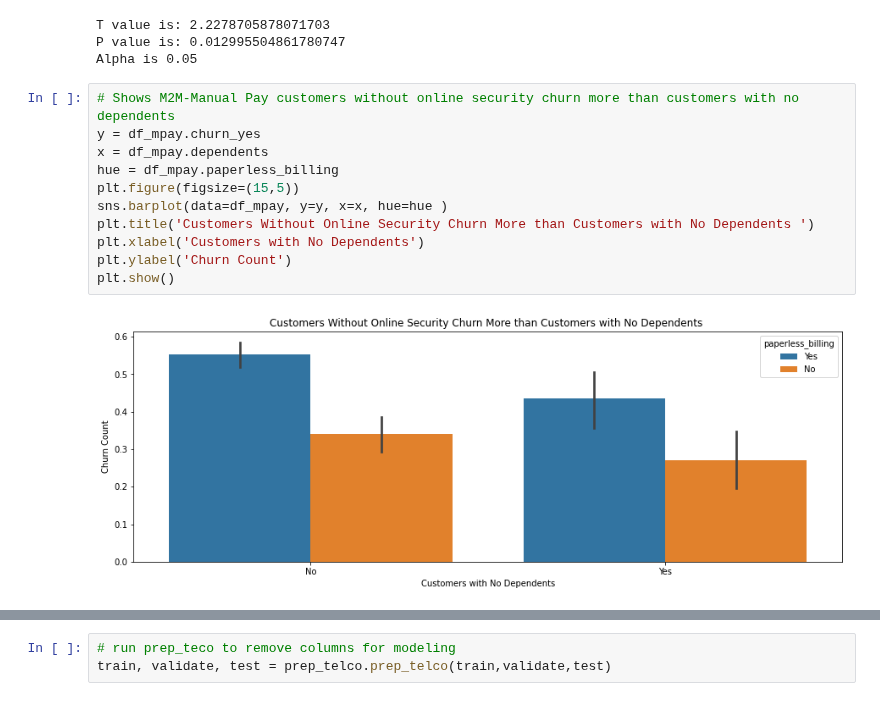
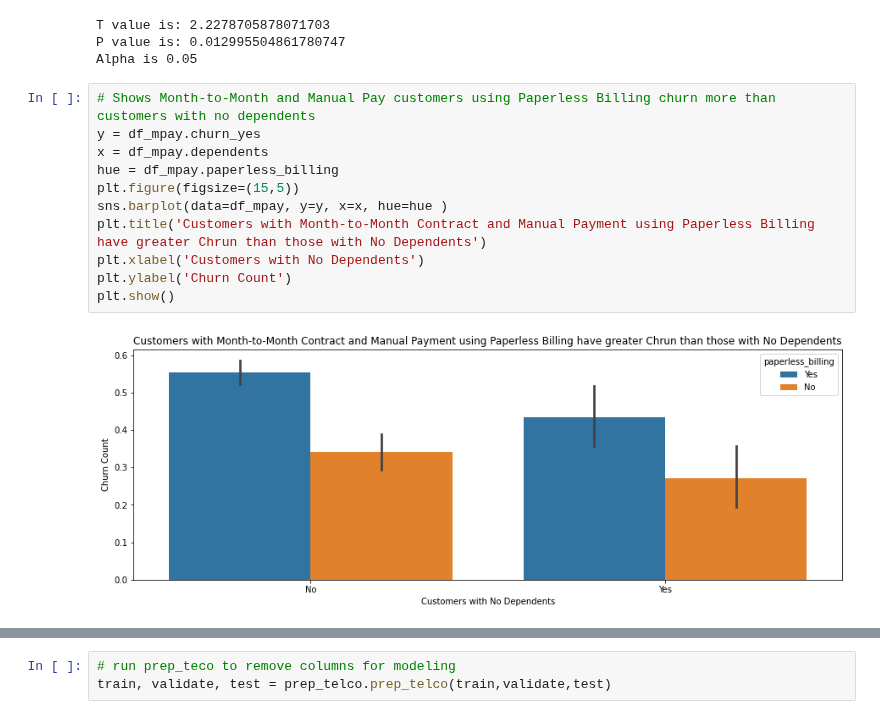
Before and after one commit to kanieladenis/telco_classification_project, a Jupyter notebook: telco_classification_final_report.ipynb, the cells around one changed output, grey strips where cells are left out. Cells and saved outputs as stored; diff of their text form.

```diff
--- a/telco_classification_final_report.ipynb
+++ b/telco_classification_final_report.ipynb
@@ -404,18 +340,18 @@ T value is: 2.2278705878071703
 P value is: 0.012995504861780747
 Alpha is 0.05
 # %%
-# Shows M2M-Manual Pay customers without online security churn more than customers with no dependents
+# Shows Month-to-Month and Manual Pay customers using Paperless Billing churn more than customers with no dependents
 y = df_mpay.churn_yes
 x = df_mpay.dependents
 hue = df_mpay.paperless_billing
 plt.figure(figsize=(15,5))
 sns.barplot(data=df_mpay, y=y, x=x, hue=hue )
-plt.title('Customers Without Online Security Churn More than Customers with No Dependents ')
+plt.title('Customers with Month-to-Month Contract and Manual Payment using Paperless Billing have greater Chrun than those with No Dependents')
 plt.xlabel('Customers with No Dependents')
 plt.ylabel('Churn Count')
 plt.show()
 # %% [output]
-[figure, old version]
+[figure, new version]
 # %% [markdown]
 ### Answer 6
 - The visual shows that the average churn of customers that use paperless billing is higher than the averge churn of customers that have no dependents.
```
Also changed, not shown: parts of 45 cells of this notebook.
